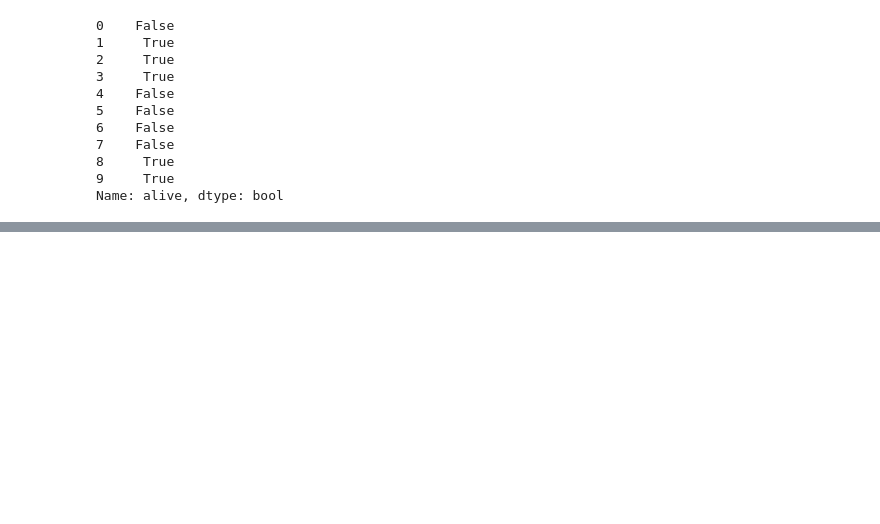
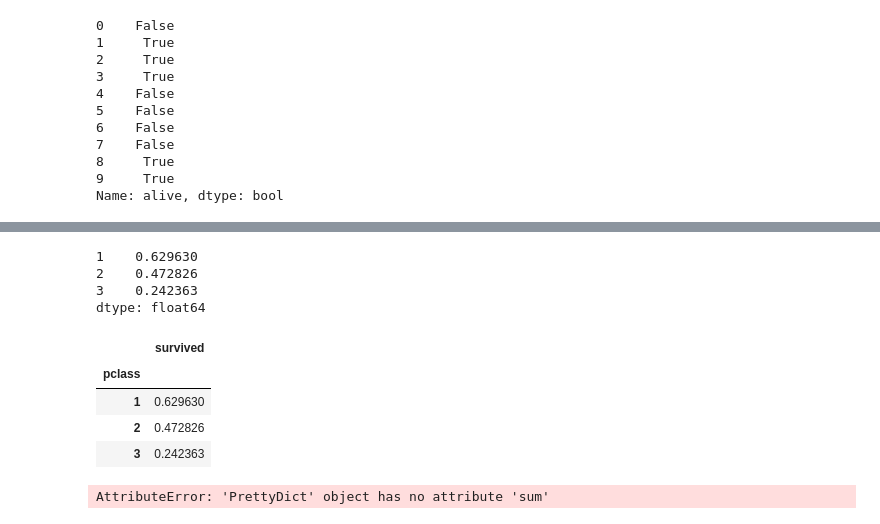
Before and after one commit to beongchang0423/python_basic, a Jupyter notebook: 7.Pandas_additional.ipynb, the cells around one changed output, grey strips where cells are left out. Saved outputs shown, nothing was run; the diff lists cells and outputs as text; code cells hidden in the pictures; blank space fills up the shorter version.

```diff
--- a/7.Pandas_additional.ipynb
+++ b/7.Pandas_additional.ipynb
@@ -1503,0 +1542,23 @@ Name: alive, dtype: bool
+# %%
+import seaborn as sns
+titanic = sns.load_dataset('titanic')
+titanic.groupby('pclass').sum()['survived']/titanic['pclass'].value_counts()
+# %% [output]
+1    0.629630
+2    0.472826
+3    0.242363
+dtype: float64
+# %%
+# 선생님 코드
+titanic[['pclass','survived']].groupby('pclass').mean()
+# %% [output]
+|  | survived |
+| pclass |  |
+| 1 | 0.629630 |
+| 2 | 0.472826 |
+| 3 | 0.242363 |
+# %%
+groups = titanic.groupby('pclass')
+groups.groups.sum()
+# %% [output]
+AttributeError: 'PrettyDict' object has no attribute 'sum'
```
Also changed, not shown: parts of 4 cells of this notebook, 6 other files.
